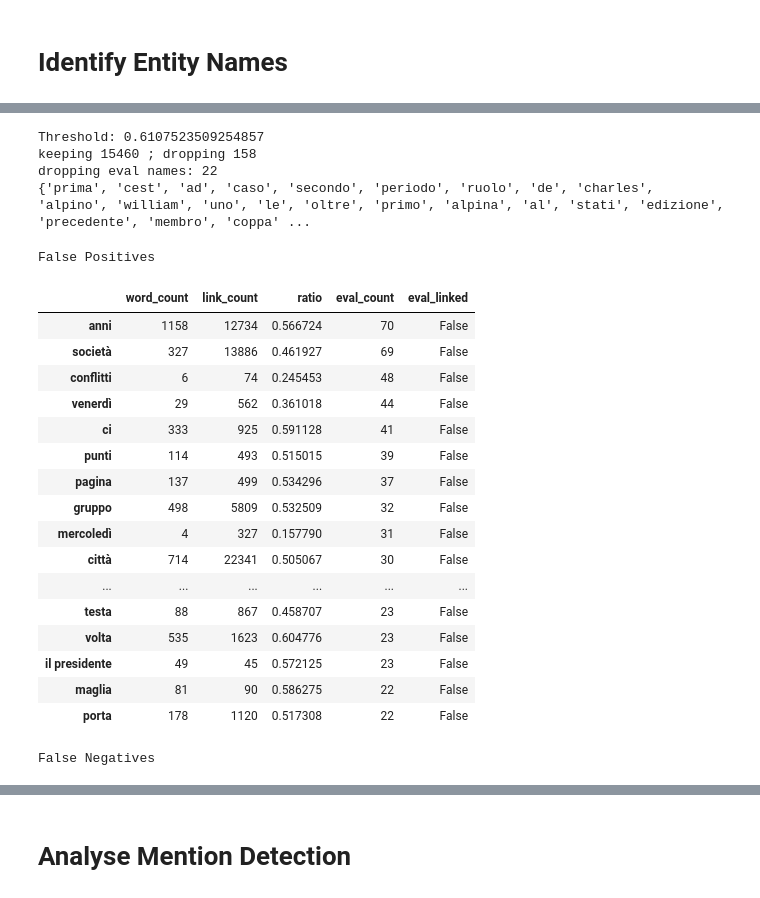
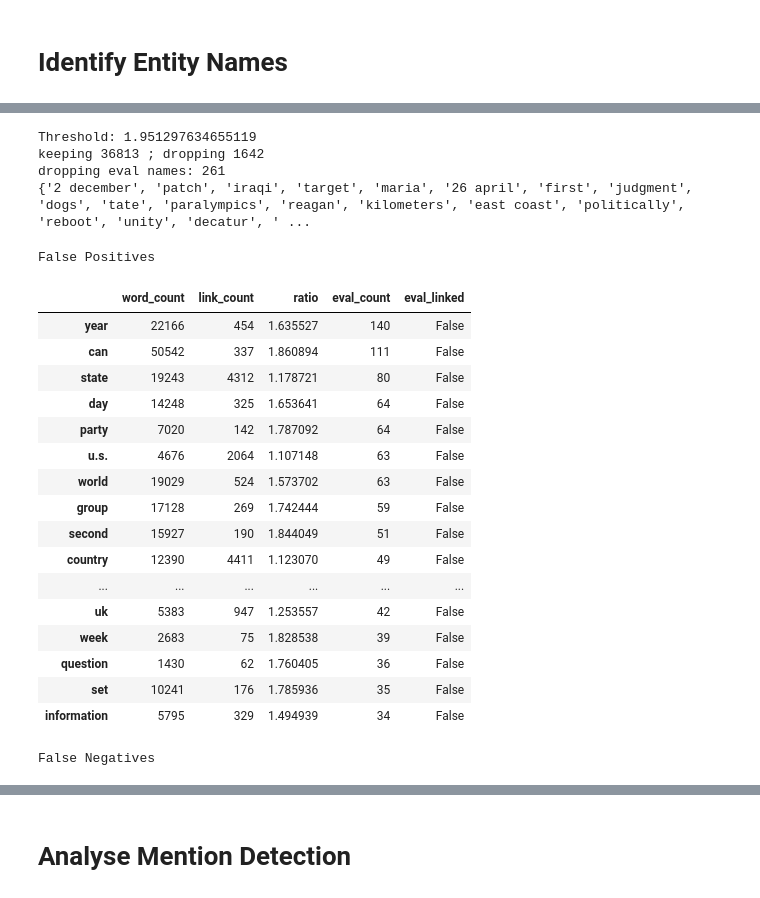
Before and after one commit to bennokr/minimEL, a Jupyter notebook: identify_names.ipynb, the cells around one changed output, grey strips where cells are left out. Cells and saved outputs as stored; diff of their text form; code cells hidden in the pictures.

```diff
--- a/identify_names.ipynb
+++ b/identify_names.ipynb
@@ -3,17 +3,14 @@
 # %%
 import pandas as pd, json, numpy as np
 
-# wcfile = "../data/wiki/simplewiki-20211120/wordcount.min2.json"
-# countfile = "../data/wiki/simplewiki-20211120/count.min2.json"
-# evalfile = "../data/mewsli-en.tsv"
+wcfile = "../data/wiki/simplewiki-20211120/wordcount.min10.json"
+countfile = "../data/wiki/simplewiki-20211120/count.min10.json"
+evalfile = "evaluation/Mewsli-9/en.tsv"
 
 # wcfile = 'wiki/nlwiki-20220301/wordcount.min2.json'
 # countfile = 'wiki/nlwiki-20220301/count.min2.json'
 # evalfile = 'evaluation/Mewsli-9/nl.tsv'
 
-wcfile = "../data/wiki/itwiki-20220301/wordcount-q0.25.json"
-countfile = "../data/wiki/itwiki-20220301/experiments/clean-q0.25.json"
-evalfile = "../data/mewsli-it.tsv"
 
 # Load word counts
 wc = pd.read_json(wcfile, orient="index")[0].sort_values()
@@ -23,7 +20,7 @@ aec = pd.DataFrame([(a, e, c) for a, ec in aec.items() for e, c in ec.items()])
 aec[1] = aec[1].str.replace("Q", "").astype(int)
 
 # Load bad entities
-badent = pd.read_csv("../data/wikidata-20211122-disambig+list.txt", header=None)[0]
+badent = pd.read_csv("data/wikidata-20211122-disambig+list.txt", header=None)[0]
 # aec = aec[~aec[1].isin(badent)]
 aec = aec.set_index([0, 1])[2]
 print(len(wc), len(aec))
@@ -43,12 +40,12 @@ df = pd.DataFrame(
 # %%
-df["ratio"] = np.log(df.word_count) / np.log(df.link_count * 20)
+df["ratio"] = np.log(df.word_count) / np.log(df.link_count)
 # %%
 import tqdm
-from minimel.count import count_surface_lines
+from minimel.mentions import count_name_lines
 
 lines = dict(zip(list(range(250)), open(evalfile))).values()
 eval_count = dict(
-    count_surface_lines(tqdm.tqdm(lines, desc="Counting eval words"), countfile)
+    count_name_lines(tqdm.tqdm(lines, desc="Counting eval words"), countfile)
 )
 # %%
 """
@@ -93,54 +90,54 @@ from IPython.display import HTML
 
 
 def display_row(captioned_dataframes):
     return HTML(
         f"""<div style="display:flex; flex-direction: row;">
         {"&nbsp;&nbsp;".join(df.style.set_caption(c)._repr_html_() for c,df in captioned_dataframes.items())}
     </div>"""
     )
 
 
-f1 = s.set_index("ratio")["f1"]
-cutoff = f1[abs(f1 - f1.max()) < 0.01].index[0]
+f1 = s.set_index("ratio")["f1"].astype('float').fillna(0)
+cutoff = f1[abs(f1 - f1.max()) < 0.05].index[0]
 print("Threshold:", cutoff)
 print(f"keeping", len(df[df.ratio < cutoff]), "; dropping", len(df[df.ratio > cutoff]))
 
 drop_ev = set(ev) & set(df[df.ratio > cutoff].index)
 print("dropping eval names:", len(drop_ev))
 print(drop_ev)
 
 display_row(
     {
         "False Positives": df2[~df2["eval_linked"] & (df2["ratio"] < cutoff)]
         .sort_values("eval_count")[::-1]
         .head(20),
         "False Negatives": df2[df2["eval_linked"] & (df2["ratio"] > cutoff)]
         .sort_values("eval_count")[::-1]
         .head(20),
     }
 )
 # %% [output]
-Threshold: 0.6107523509254857
-keeping 15460 ; dropping 158
-dropping eval names: 22
-{'prima', 'cest', 'ad', 'caso', 'secondo', 'periodo', 'ruolo', 'de', 'charles', 'alpino', 'william', 'uno', 'le', 'oltre', 'primo', 'alpina', 'al', 'stati', 'edizione', 'precedente', 'membro', 'coppa' ...
+Threshold: 1.951297634655119
+keeping 36813 ; dropping 1642
+dropping eval names: 261
+{'2 december', 'patch', 'iraqi', 'target', 'maria', '26 april', 'first', 'judgment', 'dogs', 'tate', 'paralympics', 'reagan', 'kilometers', 'east coast', 'politically', 'reboot', 'unity', 'decatur', ' ...
 False Positives
 |  | word_count | link_count | ratio | eval_count | eval_linked |
-| anni | 1158 | 12734 | 0.566724 | 70 | False |
-| società | 327 | 13886 | 0.461927 | 69 | False |
-| conflitti | 6 | 74 | 0.245453 | 48 | False |
-| venerdì | 29 | 562 | 0.361018 | 44 | False |
-| ci | 333 | 925 | 0.591128 | 41 | False |
-| punti | 114 | 493 | 0.515015 | 39 | False |
-| pagina | 137 | 499 | 0.534296 | 37 | False |
-| gruppo | 498 | 5809 | 0.532509 | 32 | False |
-| mercoledì | 4 | 327 | 0.157790 | 31 | False |
-| città | 714 | 22341 | 0.505067 | 30 | False |
+| year | 22166 | 454 | 1.635527 | 140 | False |
+| can | 50542 | 337 | 1.860894 | 111 | False |
+| state | 19243 | 4312 | 1.178721 | 80 | False |
+| day | 14248 | 325 | 1.653641 | 64 | False |
+| party | 7020 | 142 | 1.787092 | 64 | False |
+| u.s. | 4676 | 2064 | 1.107148 | 63 | False |
+| world | 19029 | 524 | 1.573702 | 63 | False |
+| group | 17128 | 269 | 1.742444 | 59 | False |
+| second | 15927 | 190 | 1.844049 | 51 | False |
+| country | 12390 | 4411 | 1.123070 | 49 | False |
 | ... | ... | ... | ... | ... | ... |
-| testa | 88 | 867 | 0.458707 | 23 | False |
-| volta | 535 | 1623 | 0.604776 | 23 | False |
-| il presidente | 49 | 45 | 0.572125 | 23 | False |
-| maglia | 81 | 90 | 0.586275 | 22 | False |
-| porta | 178 | 1120 | 0.517308 | 22 | False |
+| uk | 5383 | 947 | 1.253557 | 42 | False |
+| week | 2683 | 75 | 1.828538 | 39 | False |
+| question | 1430 | 62 | 1.760405 | 36 | False |
+| set | 10241 | 176 | 1.785936 | 35 | False |
+| information | 5795 | 329 | 1.494939 | 34 | False |
 False Negatives
 |  | word_count | link_count | ratio | eval_count | eval_linked |
```
Also changed, not shown: parts of 3 cells of this notebook, 14 other files.
